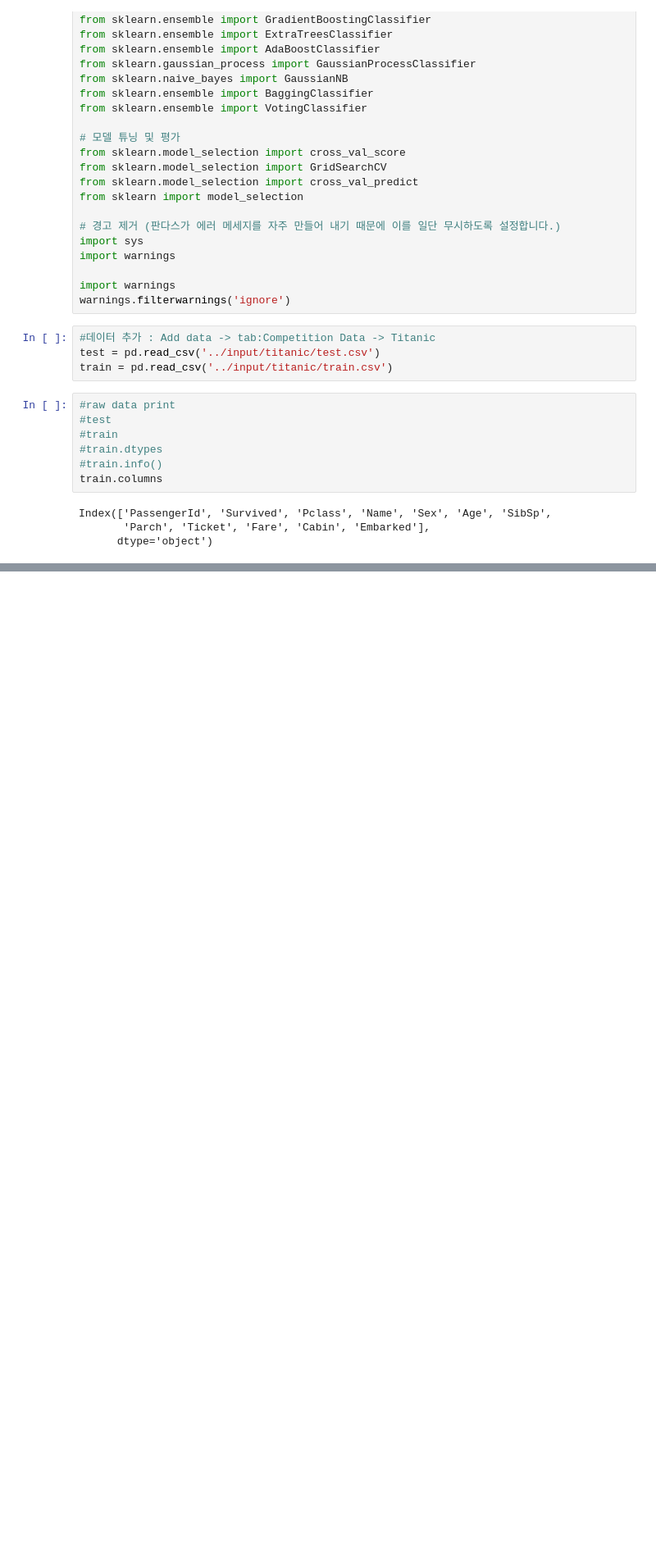
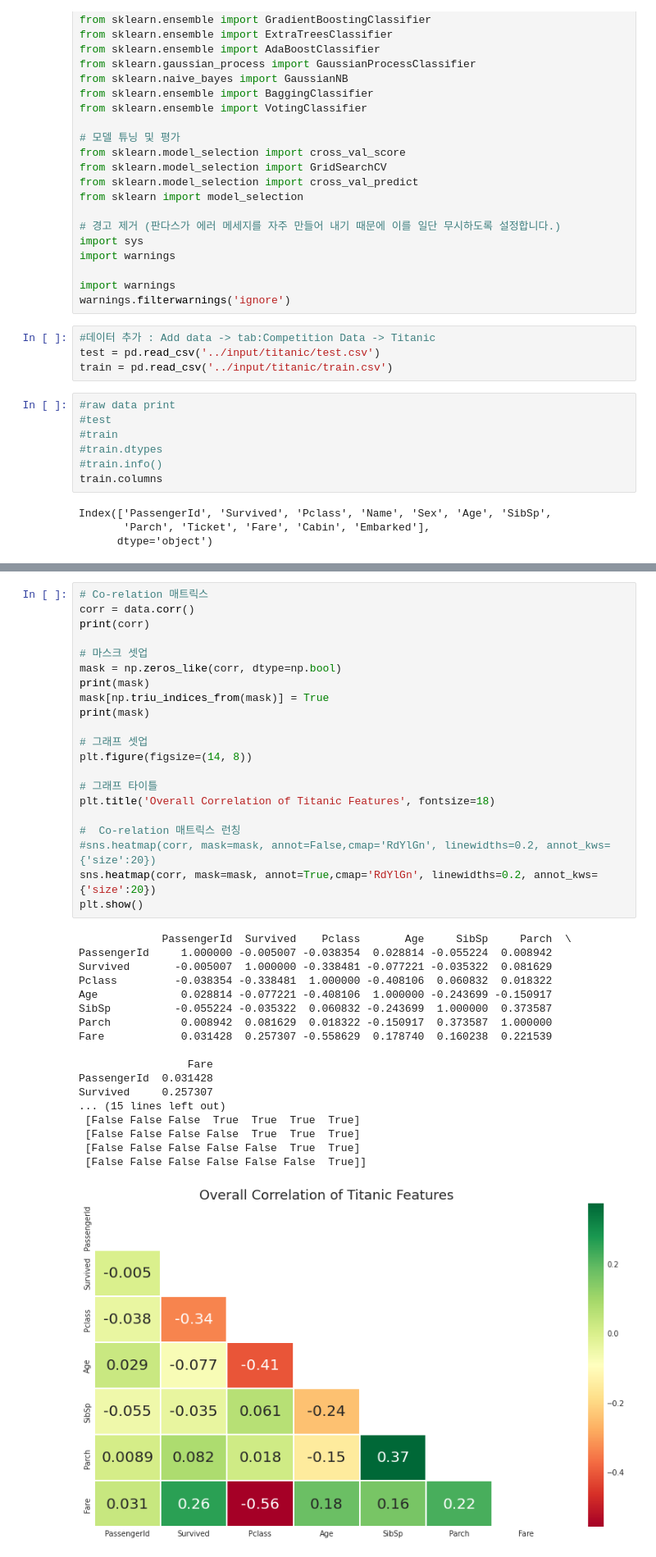
Before and after one commit to SoonKi-Eun/Kaggle, a Jupyter notebook: titanic-test-1.ipynb, the cells around one changed output, grey strips where cells are left out. Shown at 82% size. Saved outputs shown, nothing was run; the diff lists cells and outputs as text; blank space fills up the shorter version.

```diff
--- a/titanic-test-1.ipynb
+++ b/titanic-test-1.ipynb
@@ -72,0 +140,40 @@ train.describe(include='all')
+# %%
+# Co-relation 매트릭스
+corr = data.corr()
+print(corr)
+
+# 마스크 셋업
+mask = np.zeros_like(corr, dtype=np.bool)
+print(mask)
+mask[np.triu_indices_from(mask)] = True
+print(mask)
+
+# 그래프 셋업
+plt.figure(figsize=(14, 8))
+
+# 그래프 타이틀
+plt.title('Overall Correlation of Titanic Features', fontsize=18)
+
+#  Co-relation 매트릭스 런칭
+#sns.heatmap(corr, mask=mask, annot=False,cmap='RdYlGn', linewidths=0.2, annot_kws={'size':20})
+sns.heatmap(corr, mask=mask, annot=True,cmap='RdYlGn', linewidths=0.2, annot_kws={'size':20})
+plt.show()
+# %% [output]
+             PassengerId  Survived    Pclass       Age     SibSp     Parch  \
+PassengerId     1.000000 -0.005007 -0.038354  0.028814 -0.055224  0.008942
+Survived       -0.005007  1.000000 -0.338481 -0.077221 -0.035322  0.081629
+Pclass         -0.038354 -0.338481  1.000000 -0.408106  0.060832  0.018322
+Age             0.028814 -0.077221 -0.408106  1.000000 -0.243699 -0.150917
+SibSp          -0.055224 -0.035322  0.060832 -0.243699  1.000000  0.373587
+Parch           0.008942  0.081629  0.018322 -0.150917  0.373587  1.000000
+Fare            0.031428  0.257307 -0.558629  0.178740  0.160238  0.221539
+
+                 Fare
+PassengerId  0.031428
+Survived     0.257307
+... (15 lines left out)
+ [False False False  True  True  True  True]
+ [False False False False  True  True  True]
+ [False False False False False  True  True]
+ [False False False False False False  True]]
+[figure, added]
```
Also changed, not shown: parts of 14 cells of this notebook.
